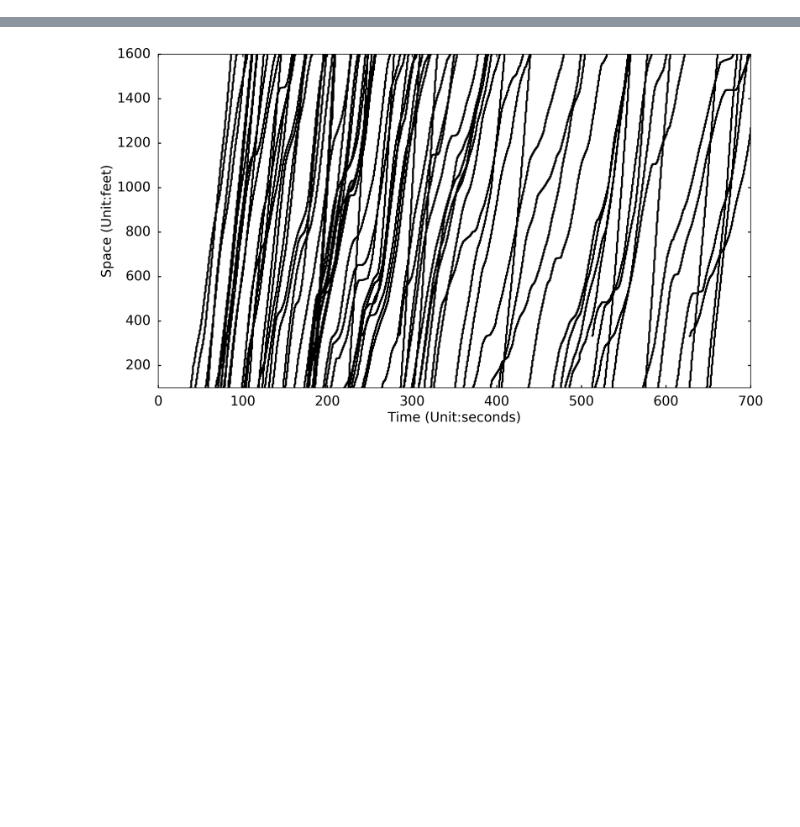
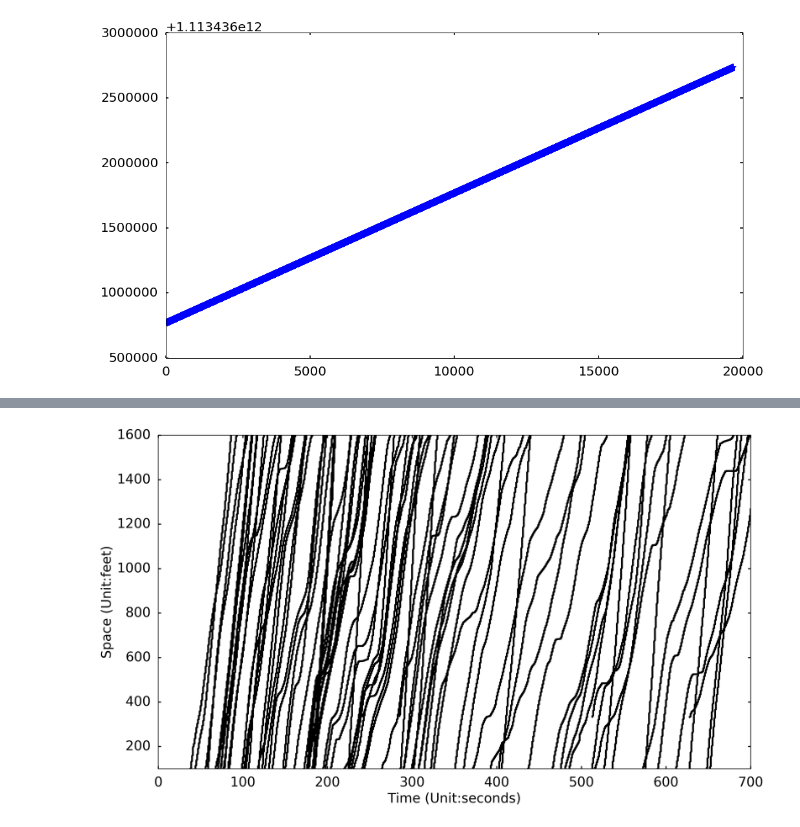
Before and after one commit to Lemma1/NGSIM-interface, a Jupyter notebook: src/test_ngism_lib.ipynb, the cells around one changed output, grey strips where cells are left out. Drawn from its saved outputs; the diff is of its cells as text; code cells hidden in the pictures; blank space fills up the shorter version.

```diff
--- a/src/test_ngism_lib.ipynb
+++ b/src/test_ngism_lib.ipynb
@@ -37,0 +205,6 @@ print time.time() - t
+# %%
+plt.figure(figsize = (16,9))
+plt.plot(list(filter(lambda x: x > 1113433300000 + 3000000, ng.snap_ordered_list)), marker = "*")
+plt.show()
+# %% [output]
+[figure, added]
```
Also changed, not shown: parts of 27 cells of this notebook, 1 other file.
